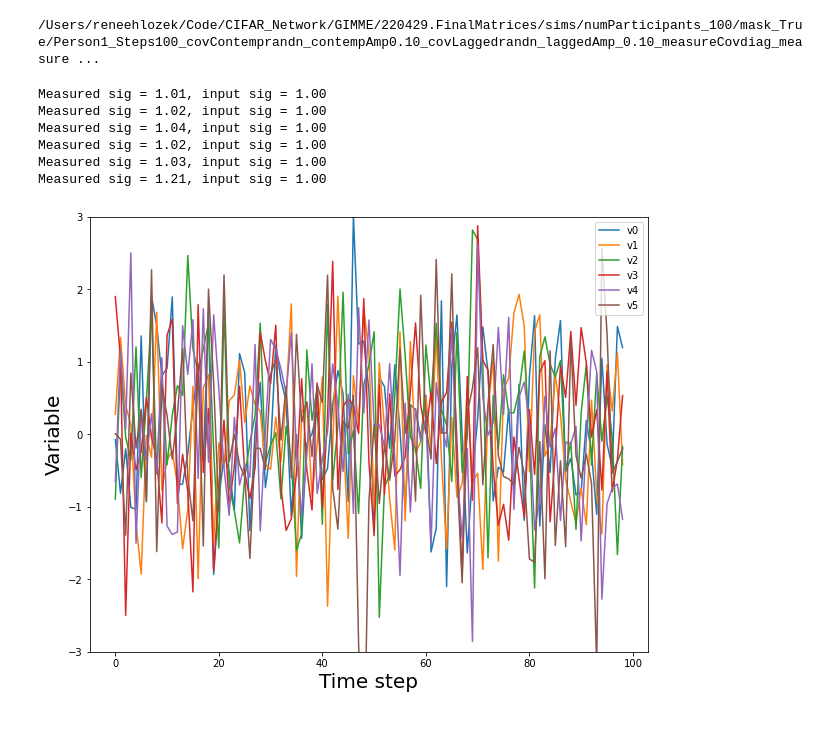
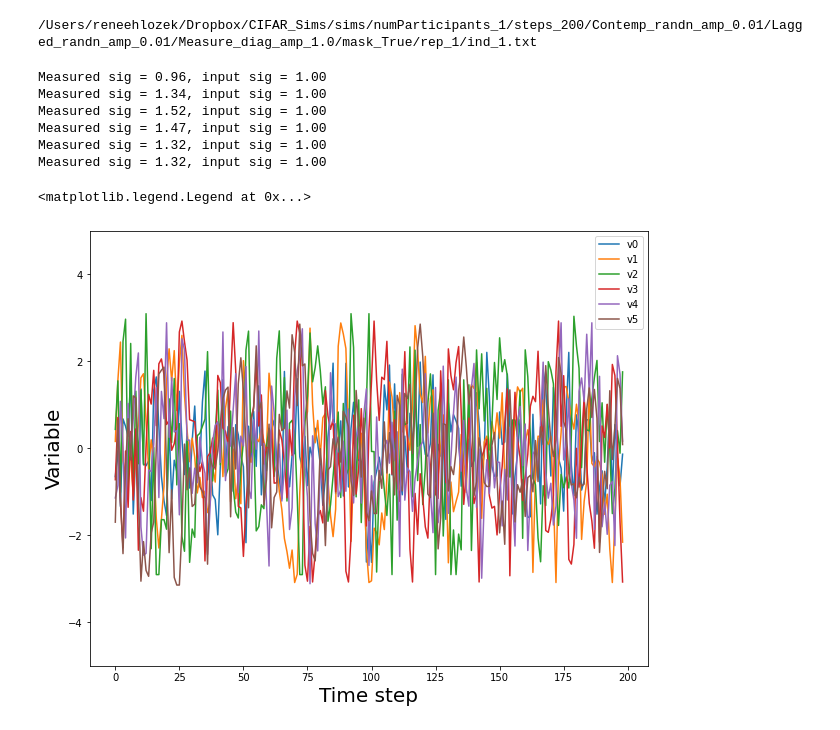
Before and after one commit to bangari-19/Collaborative-CIFAR-Project-, a Jupyter notebook: SimChecker.ipynb, the cells around one changed output. Drawn from its saved outputs; the diff is of its cells as text; code cells hidden in the pictures.

```diff
--- a/SimChecker.ipynb
+++ b/SimChecker.ipynb
@@ -56,16 +57,17 @@ cols = 2*size
 #         savefile = savepath+'Series_t%s_covContemp%s_contempAmp%2.2f_covLagged%s_laggedAmp_%2.2f_measureCov%s_measureAmp%2.2f_iter%i.txt'%(input.steps,input.covContempName,input.ampContemp,input.covLaggedName,input.ampLagged,input.measurecovName,input.ampMeasure,j)
 #         np.savetxt(savefile,samples, delimiter=',')
 # %%
-savepath=path+'sims/numParticipants_%s/mask_%s/'%(input.num_participants,str(input.maskZero))
-i=0
-j=0
-number=0
-csvnum = number+1
-savefile = savepath+'Person%i_Steps%s_covContemp%s_contempAmp%2.2f_covLagged%s_laggedAmp_%2.2f_measureCov%s_measureAmp%2.2f_iter%i.txt'%(csvnum,input.steps,input.covContempName,input.ampContemp,input.covLaggedName,input.ampLagged,input.measurecovName,input.ampMeasure,j)
+# savepath=path+'sims/numParticipants_%s/mask_%s/'%(input.num_participants,str(input.maskZero))
+# i=0
+# j=0
+# number=0
+# csvnum = number+1
+# savefile = savepath+'Person%i_Steps%s_covContemp%s_contempAmp%2.2f_covLagged%s_laggedAmp_%2.2f_measureCov%s_measureAmp%2.2f_iter%i.txt'%(csvnum,input.steps,input.covContempName,input.ampContemp,input.covLaggedName,input.ampLagged,input.measurecovName,input.ampMeasure,j)
+savefile='/Users/reneehlozek/Dropbox/CIFAR_Sims/sims/numParticipants_1/steps_200/Contemp_randn_amp_0.01/Lagged_randn_amp_0.01/Measure_diag_amp_1.0/mask_True/rep_1/ind_1.txt'
 print(savefile)
 samples = np.loadtxt(savefile, delimiter=',')
 # %% [output]
-/Users/reneehlozek/Code/CIFAR_Network/GIMME/220429.FinalMatrices/sims/numParticipants_100/mask_True/Person1_Steps100_covContemprandn_contempAmp0.10_covLaggedrandn_laggedAmp_0.10_measureCovdiag_measure ...
+/Users/reneehlozek/Dropbox/CIFAR_Sims/sims/numParticipants_1/steps_200/Contemp_randn_amp_0.01/Lagged_randn_amp_0.01/Measure_diag_amp_1.0/mask_True/rep_1/ind_1.txt
 # %%
 
 
@@ -88,23 +90,23 @@ samples = np.loadtxt(savefile, delimiter=',')
 
 # plt.legend(loc='best')
 # %%
-
 fig=plt.figure(3, figsize=(10,8))
 fig.patch.set_facecolor('white')
 
 for i in range(size):
     plt.plot(samples[:,i], label='v%i'%i)
     print("Measured sig = %2.2f, input sig = %2.2f" %(np.std(samples[:,i]), input.ampMeasure))
-plt.ylim([-3,3])
+plt.ylim([-5,5])
 plt.xlabel('Time step', fontsize=20)
 plt.ylabel('Variable', fontsize=20)
 plt.legend(loc='best')
-plt.savefig('samples_amplitude%2.2f_lagamp%2.2f.png'%(input.ampMeasure, input.ampLagged))
+#plt.savefig('samples_amplitude%2.2f_lagamp%2.2f.png'%(input.ampMeasure, input.ampLagged))
 # %% [output]
-Measured sig = 1.01, input sig = 1.00
-Measured sig = 1.02, input sig = 1.00
-Measured sig = 1.04, input sig = 1.00
-Measured sig = 1.02, input sig = 1.00
-Measured sig = 1.03, input sig = 1.00
-Measured sig = 1.21, input sig = 1.00
+Measured sig = 0.96, input sig = 1.00
+Measured sig = 1.34, input sig = 1.00
+Measured sig = 1.52, input sig = 1.00
+Measured sig = 1.47, input sig = 1.00
+Measured sig = 1.32, input sig = 1.00
+Measured sig = 1.32, input sig = 1.00
+<matplotlib.legend.Legend at 0x...>
-[figure, old version]
+[figure, new version]
```
Also changed, not shown: parts of 1 cell of this notebook, 5 other files.
